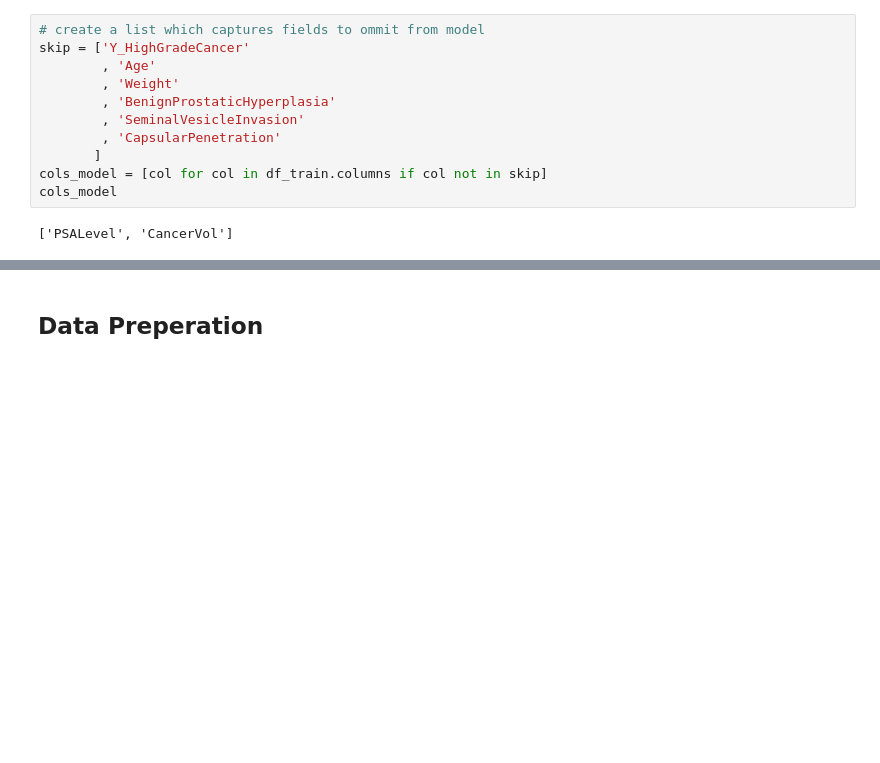
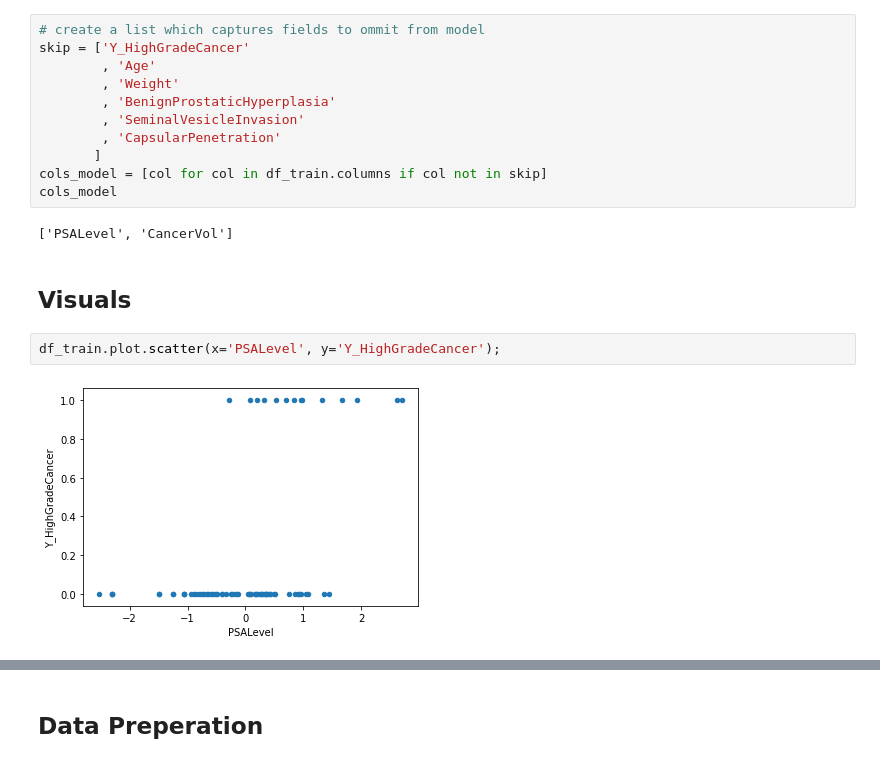
Before and after one commit to josiwala/prostate-cancer, a Jupyter notebook: notebooks/3.0-jo-building-predictive-model.ipynb, the cells around one changed output, grey strips where cells are left out. Cells and saved outputs as stored; diff of their text form; blank space fills up the shorter version.

```diff
--- a/notebooks/3.0-jo-building-predictive-model.ipynb
+++ b/notebooks/3.0-jo-building-predictive-model.ipynb
@@ -98,3 +98,9 @@ cols_model = [col for col in df_train.columns if col not in skip]
 cols_model
 # %% [output]
 ['PSALevel', 'CancerVol']
+# %% [markdown]
+## Visuals
+# %%
+df_train.plot.scatter(x='PSALevel', y='Y_HighGradeCancer');
+# %% [output]
+[figure, added]
```
Also changed, not shown: parts of 5 cells of this notebook, 31 other files.
